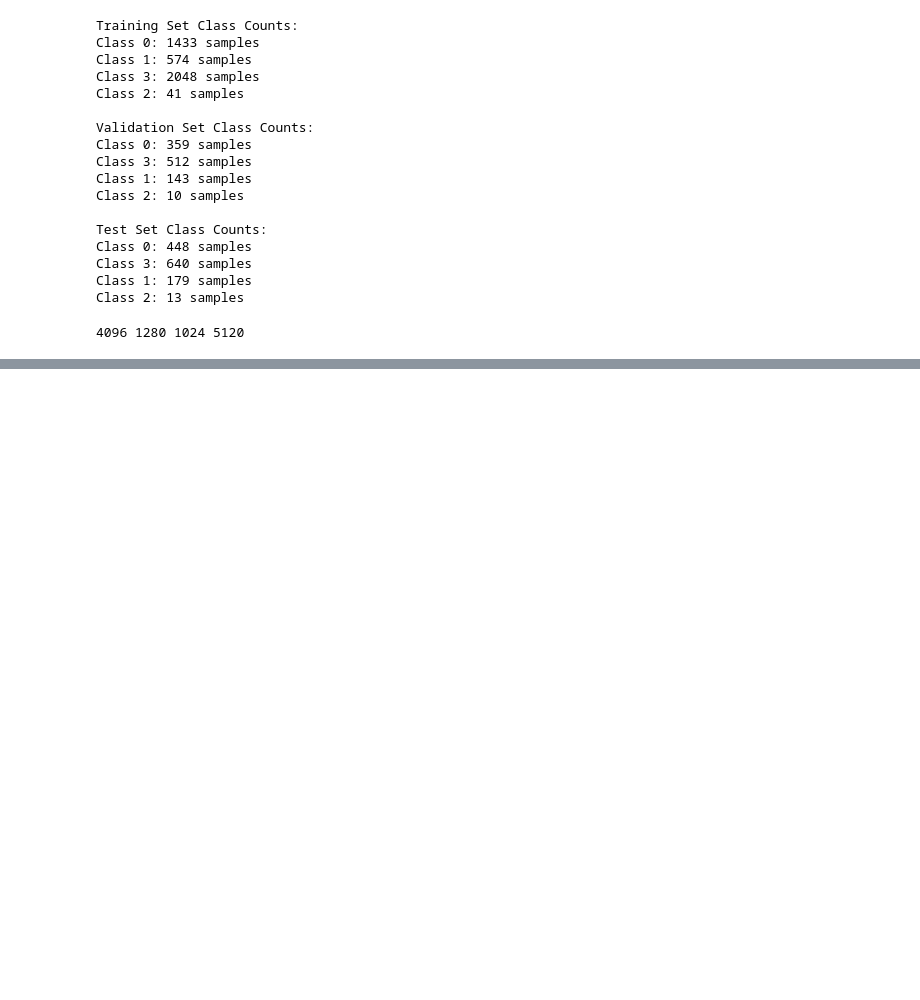
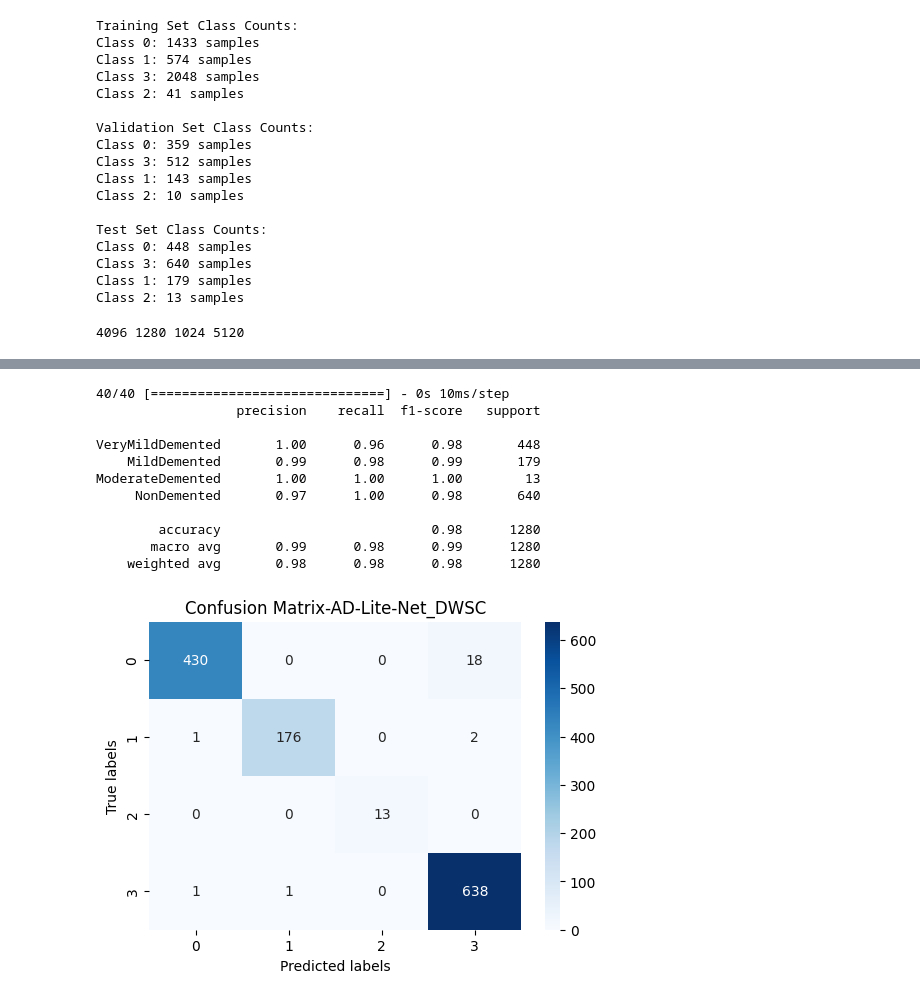
Before and after one commit to ArchitGupta16/Alzheimer-Detection, a Jupyter notebook: Alzheimer Dataset/Comparison with Existing Models/AD-Lite-Net.ipynb, the cells around one changed output, grey strips where cells are left out. Saved outputs shown, nothing was run; the diff lists cells and outputs as text; code cells hidden in the pictures; blank space fills up the shorter version.

Commit message:
AD Lite Net

```diff
--- a/Alzheimer Dataset/Comparison with Existing Models/AD-Lite-Net.ipynb
+++ b/Alzheimer Dataset/Comparison with Existing Models/AD-Lite-Net.ipynb
@@ -520,7 +519,7 @@ history = model.fit(
     X_train, y_train,
     batch_size=64,
     validation_data=(X_val, y_val),
-    epochs=18,  # or however many epochs you wish to train for
+    epochs=15,  # or however many epochs you wish to train for
     callbacks=[lr_scheduler]
 )
 # %% [output]
@@ -574,3 +573,45 @@ ModerateDemented       1.00      0.92      0.96        13
+# %%
+import matplotlib.pyplot as plt
+import numpy as np
+import seaborn as sns
+from sklearn.metrics import classification_report
+from sklearn.metrics import confusion_matrix
+
+# Make predictions
+y_pred = model.predict(X_test)
+y_pred_classes = np.argmax(y_pred, axis=1)
+y_val_classes = np.argmax(y_test, axis=1)
+
+# Generate a classification report
+report = classification_report(y_val_classes, y_pred_classes, target_names=categories)
+print(report)
+
+# Generate a confusion matrix
+conf_matrix = confusion_matrix(y_val_classes, y_pred_classes)
+
+# Calculate true positives for each class
+true_positives = np.diag(conf_matrix)
+
+# Plot heatmap with true positives
+plt.figure(figsize=(6, 4))
+sns.heatmap(conf_matrix, annot=True, fmt='g', cmap='Blues')
+plt.xlabel('Predicted labels')
+plt.ylabel('True labels')
+plt.title('Confusion Matrix-AD-Lite-Net_DWSC')
+plt.show()
+# %% [output]
+40/40 [==============================] - 0s 10ms/step
+                  precision    recall  f1-score   support
+
+VeryMildDemented       1.00      0.96      0.98       448
+    MildDemented       0.99      0.98      0.99       179
+ModerateDemented       1.00      1.00      1.00        13
+     NonDemented       0.97      1.00      0.98       640
+
+        accuracy                           0.98      1280
+       macro avg       0.99      0.98      0.99      1280
+    weighted avg       0.98      0.98      0.98      1280
+[figure, added]
 # %%
 from sklearn.metrics import confusion_matrix
 import matplotlib.pyplot as plt
```
Also changed, not shown: parts of 10 cells of this notebook.
